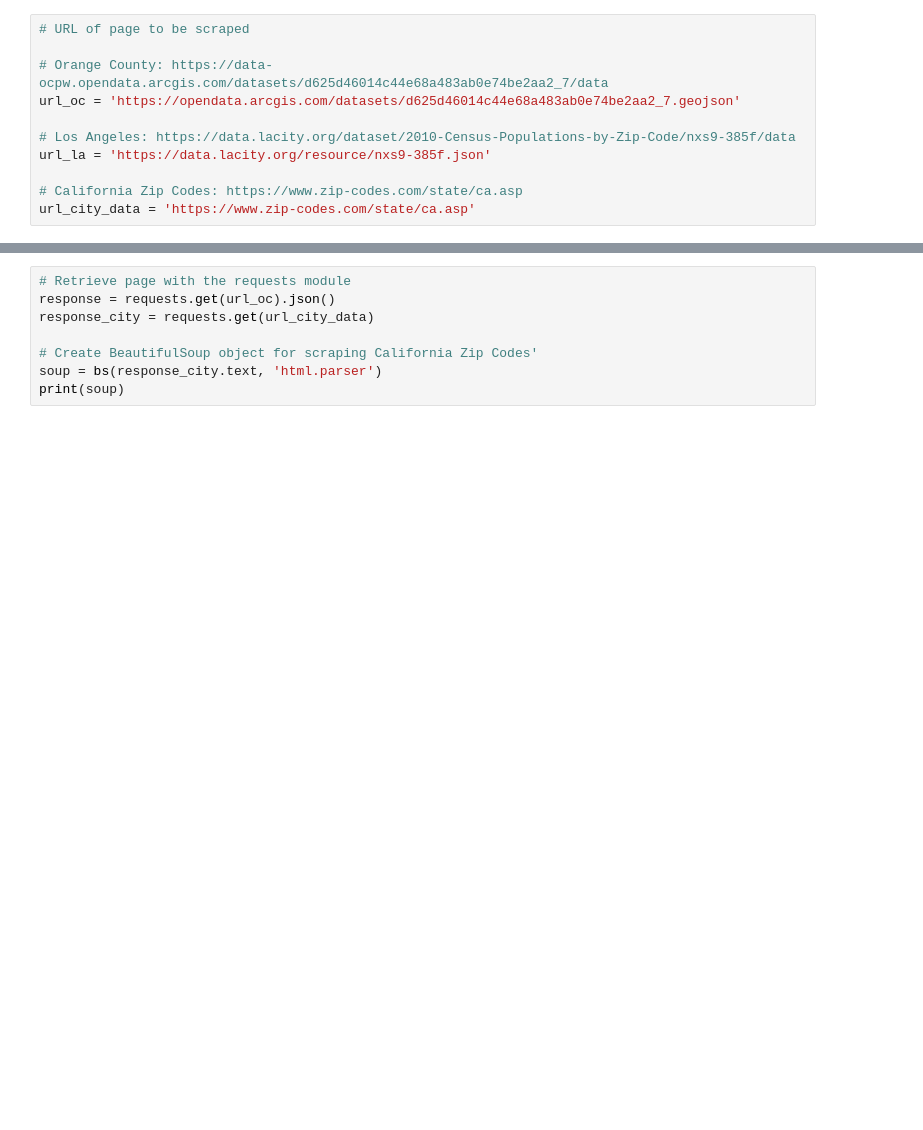
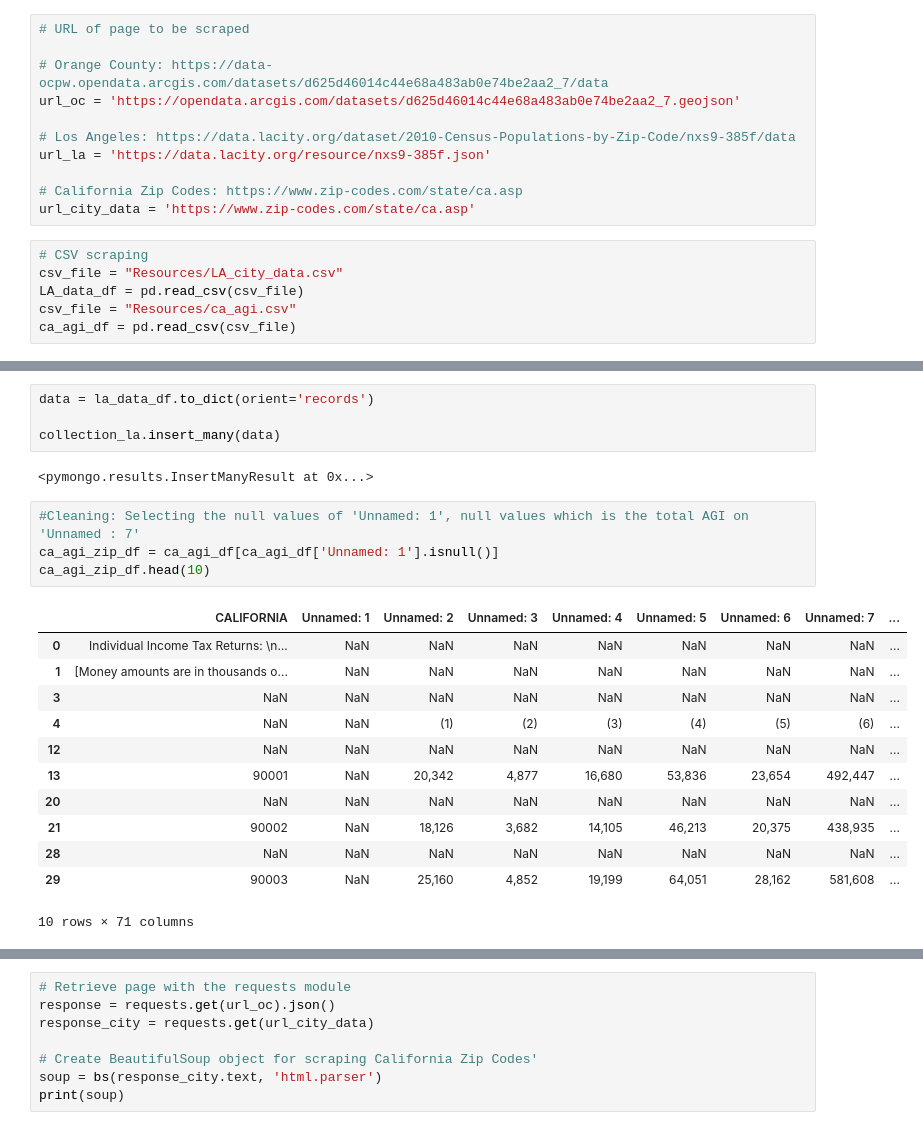
Before and after one commit to alsandiego/uci_dataanalyticsbootcamp_homework, a Jupyter notebook: ETL Project/ETL_Project.ipynb, the cells around one changed output, grey strips where cells are left out. Drawn from its saved outputs; the diff is of its cells as text; blank space fills up the shorter version.

```diff
--- a/ETL Project/ETL_Project.ipynb
+++ b/ETL Project/ETL_Project.ipynb
@@ -41,3 +29,9 @@ url_la = 'https://data.lacity.org/resource/nxs9-385f.json'
 
 # California Zip Codes: https://www.zip-codes.com/state/ca.asp
 url_city_data = 'https://www.zip-codes.com/state/ca.asp'
+# %%
+# CSV scraping
+csv_file = "Resources/LA_city_data.csv"
+LA_data_df = pd.read_csv(csv_file)
+csv_file = "Resources/ca_agi.csv"
+ca_agi_df = pd.read_csv(csv_file)
@@ -43,0 +106,23 @@ url_city_data = 'https://www.zip-codes.com/state/ca.asp'
+# %%
+data = la_data_df.to_dict(orient='records')
+
+collection_la.insert_many(data)
+# %% [output]
+<pymongo.results.InsertManyResult at 0x...>
+# %%
+#Cleaning: Selecting the null values of 'Unnamed: 1', null values which is the total AGI on 'Unnamed : 7'
+ca_agi_zip_df = ca_agi_df[ca_agi_df['Unnamed: 1'].isnull()]
+ca_agi_zip_df.head(10)
+# %% [output]
+|  | CALIFORNIA | Unnamed: 1 | Unnamed: 2 | Unnamed: 3 | Unnamed: 4 | Unnamed: 5 | Unnamed: 6 | Unnamed: 7 | ... |
+| 0 | Individual Income Tax Returns: \n... | NaN | NaN | NaN | NaN | NaN | NaN | NaN | ... |
+| 1 | [Money amounts are in thousands o... | NaN | NaN | NaN | NaN | NaN | NaN | NaN | ... |
+| 3 | NaN | NaN | NaN | NaN | NaN | NaN | NaN | NaN | ... |
+| 4 | NaN | NaN | (1) | (2) | (3) | (4) | (5) | (6) | ... |
+| 12 | NaN | NaN | NaN | NaN | NaN | NaN | NaN | NaN | ... |
+| 13 | 90001 | NaN | 20,342 | 4,877 | 16,680 | 53,836 | 23,654 | 492,447 | ... |
+| 20 | NaN | NaN | NaN | NaN | NaN | NaN | NaN | NaN | ... |
+| 21 | 90002 | NaN | 18,126 | 3,682 | 14,105 | 46,213 | 20,375 | 438,935 | ... |
+| 28 | NaN | NaN | NaN | NaN | NaN | NaN | NaN | NaN | ... |
+| 29 | 90003 | NaN | 25,160 | 4,852 | 19,199 | 64,051 | 28,162 | 581,608 | ... |
+10 rows × 71 columns
```
Also changed, not shown: parts of 12 cells of this notebook, 4 other files.
